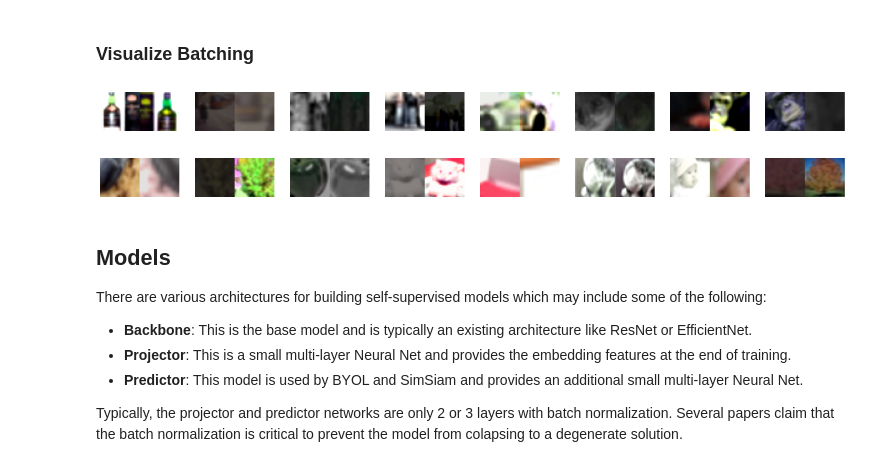
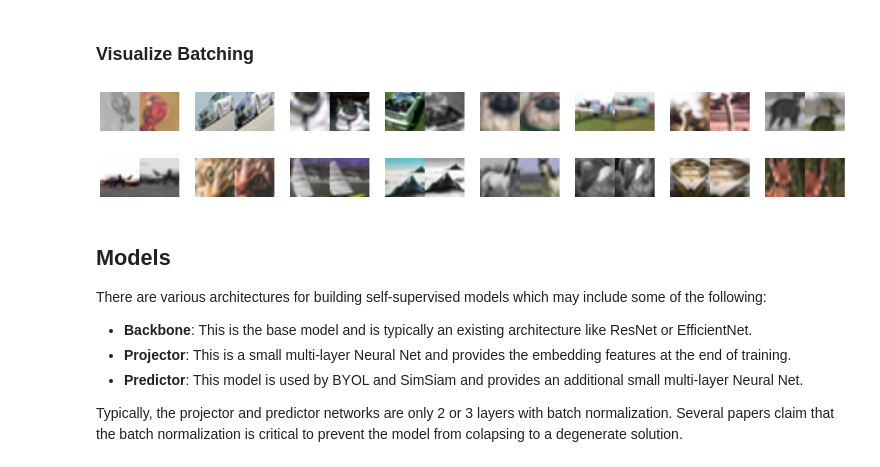
Before and after one commit to tensorflow/similarity, a Jupyter notebook: examples/unsupervised_hello_world.ipynb, the cells around one changed output. Saved outputs shown, nothing was run; the diff lists cells and outputs as text; code cells hidden in the pictures.

```diff
--- a/examples/unsupervised_hello_world.ipynb
+++ b/examples/unsupervised_hello_world.ipynb
@@ -207,0 +174,36 @@ The initial batch size is 32 (32 classes * 1 examples per class) with 2 augmente
+# %%
+ALGORITHM = "simsiam"  # @param ["barlow", "simsiam", "simclr"]
+# %%
+CIFAR_IMG_SIZE = 32
+LARGER_IMG_SZ = int(1.2 * 32)
+
+if ALGORITHM == "simsiam":
+    BATCH_SIZE = 512
+    PRE_TRAIN_EPOCHS = 800
+    PRE_TRAIN_STEPS_PER_EPOCH = len(x_train) // BATCH_SIZE
+    VAL_STEPS_PER_EPOCH = 20
+    WEIGHT_DECAY = 5e-4
+    INIT_LR = 3e-2
+    WARMUP_LR = 0.0
+    WARMUP_STEPS = 0
+    DIM = 2048  # The layer size for the projector and predictor models.
+elif ALGORITHM == "barlow":
+    BATCH_SIZE = 512
+    PRE_TRAIN_EPOCHS = 100
+    PRE_TRAIN_STEPS_PER_EPOCH = len(x_train) // BATCH_SIZE
+    VAL_STEPS_PER_EPOCH = 20
+    WEIGHT_DECAY = 5e-4
+    INIT_LR = 1e-3  # Initial LR for the learning rate schedule.
+    WARMUP_LR = 0.0
+    WARMUP_STEPS = 1000  # we have 10k train steps and we warm up over 10% of that.
+    DIM = 2048  # The layer size for the projector and predictor models.
+elif ALGORITHM == "simclr":
+    BATCH_SIZE = 512
+    PRE_TRAIN_EPOCHS = 100
+    PRE_TRAIN_STEPS_PER_EPOCH = len(x_train) // BATCH_SIZE
+    VAL_STEPS_PER_EPOCH = 20
+    WEIGHT_DECAY = 5e-4
+    INIT_LR = 1e-3  # Initial LR for the learning rate schedule.
+    WARMUP_LR = 0.0
+    WARMUP_STEPS = 0
+    DIM = 2048  # The layer size for the projector and predictor models.
@@ -209,10 +294,13 @@ The initial batch size is 32 (32 classes * 1 examples per class) with 2 augmente
 ### Visualize Batching
 # %%
 tfsim.visualization.visualize_views(
-    views=train_sampler.generate_batch(0), num_imgs=16, views_per_col=8, max_pixel_value=255.0
+    views=next(train_ds.as_numpy_iterator()),
+    num_imgs=16,
+    views_per_col=8,
+    max_pixel_value=255.0,
 )
 # %% [output]
-[figure, old version]
+[figure, new version]
 # %% [markdown]
 ## Models
 
```
Also changed, not shown: parts of 39 cells of this notebook.
